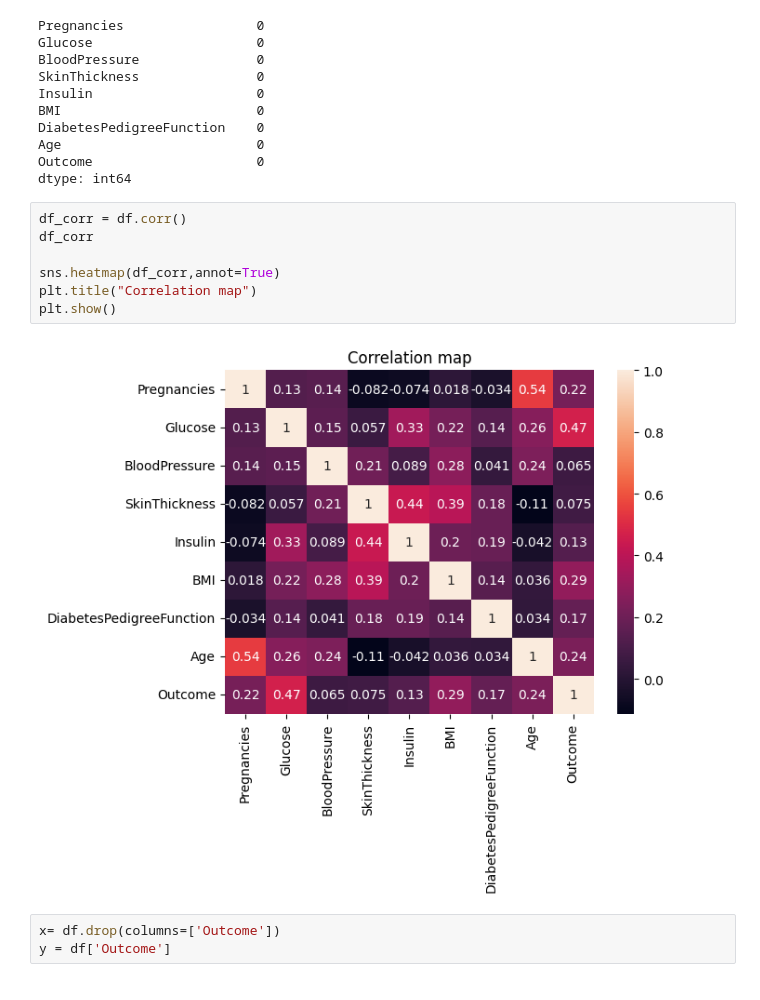
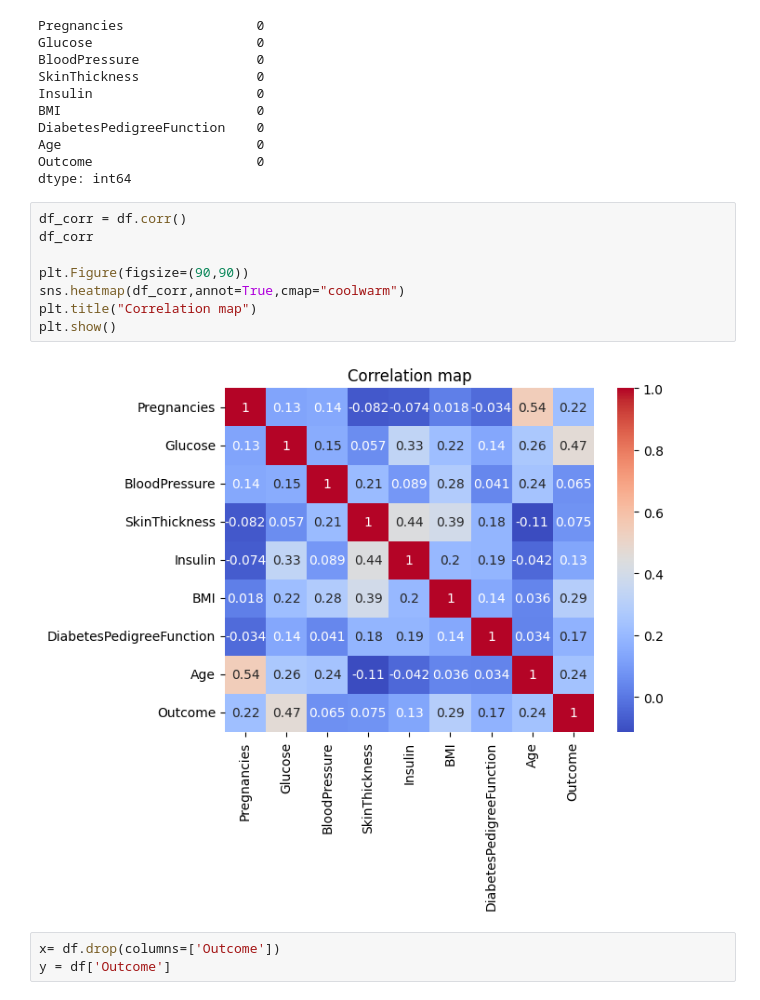
Before and after one commit to sreekumar2003/DSML_Lab, a Jupyter notebook: pro12/dia.ipynb, the cells around one changed output. Drawn from its saved outputs; the diff is of its cells as text.

```diff
--- a/pro12/dia.ipynb
+++ b/pro12/dia.ipynb
@@ -50,12 +51,13 @@ dtype: int64
 # %%
 df_corr = df.corr()
 df_corr
 
-sns.heatmap(df_corr,annot=True)
+plt.Figure(figsize=(90,90))
+sns.heatmap(df_corr,annot=True,cmap="coolwarm")
 plt.title("Correlation map")
 plt.show()
 # %% [output]
-[figure, old version]
+[figure, new version]
 # %%
 x= df.drop(columns=['Outcome'])
 y = df['Outcome']
```
Also changed, not shown: parts of 3 cells of this notebook, 2 other files.
